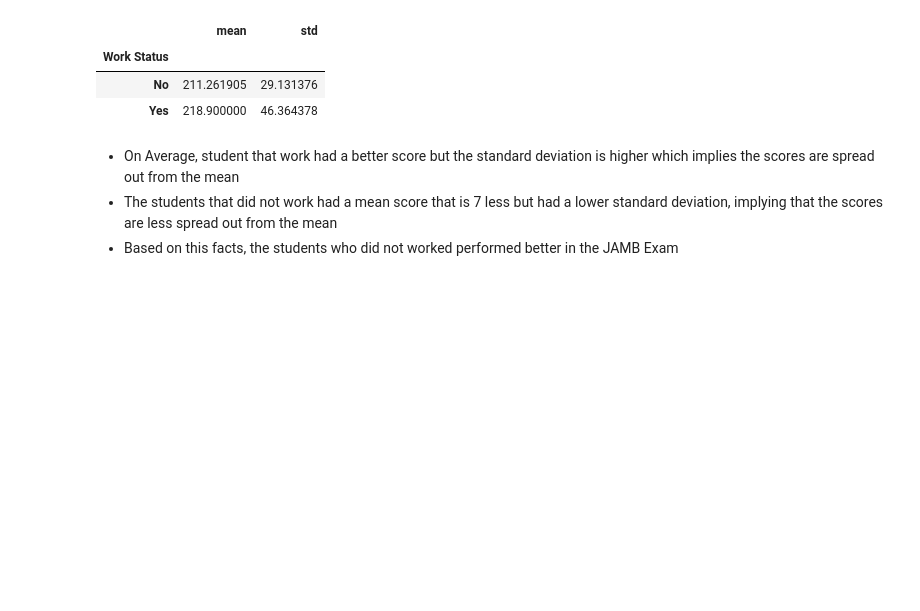
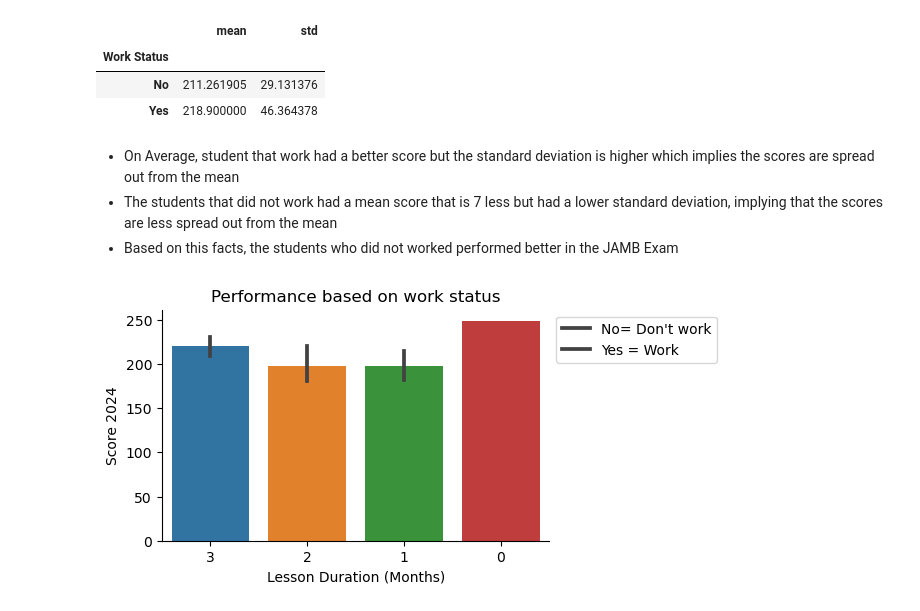
Before and after one commit to valezenwanne/Performance_of_UltraBrain_Students_in_2024_JAMB_Exam, a Jupyter notebook: Performance of Ultra-Brain Student in 2024 JAMB.ipynb, the cells around one changed output. Cells and saved outputs as stored; diff of their text form; code cells hidden in the pictures; blank space fills up the shorter version.

```diff
--- a/Performance of Ultra-Brain Student in 2024 JAMB.ipynb
+++ b/Performance of Ultra-Brain Student in 2024 JAMB.ipynb
@@ -1281,3 +1334,17 @@ df.groupby(['Work Status']).agg(mean=('Score 2024', 'mean'), std=('Score 2024',
 - On Average, student that work had a better score but the standard deviation is higher which implies the scores are spread out from the mean
 - The students that did not work had a mean score that is 7 less but had a lower standard deviation, implying that the scores are less spread out from the mean
 - Based on this facts, the students who did not worked performed better in the JAMB Exam
+# %%
+# plotting a barplot of the 2024 JAMB score of student who live close and Far
+
+fig, ax = plt.subplots(figsize=[5,3])
+les_dur=df['Lesson Duration (Months)'].astype('str')
+sns.barplot(x=les_dur, y=df['Score 2024'])
+
+#add title
+ax.set_title('Performance based on work status')
+ax.spines[['top','right']].set_visible(False)
+ax.legend(['No= Don\'t work', 'Yes = Work'], bbox_to_anchor=(1,1))
+plt.show()
+# %% [output]
+[figure, added]
```
Also changed, not shown: parts of 16 cells of this notebook.
